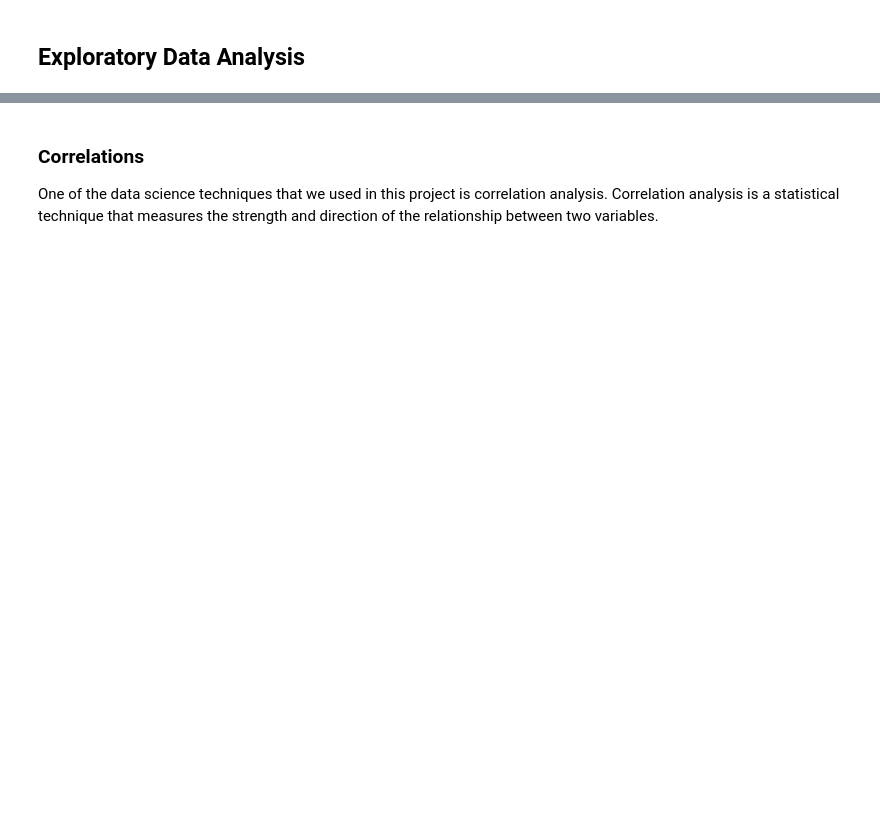
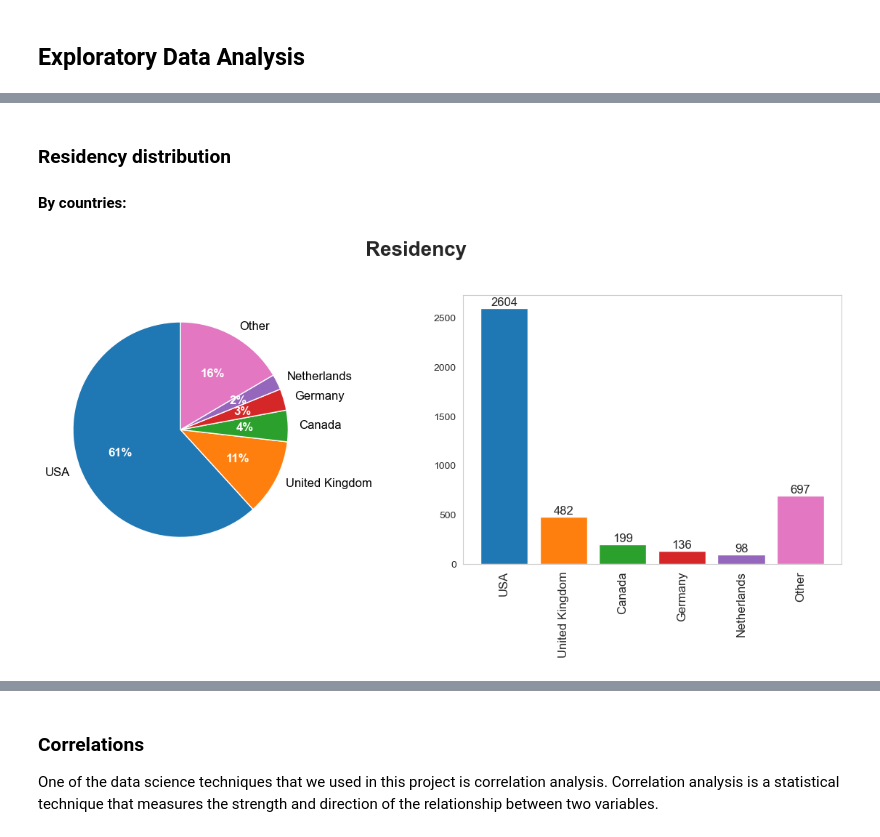
Before and after one commit to 2HO4/MentalHealth, a Jupyter notebook: DataAnalysis_MentalHealth - Copy.ipynb, the cells around one changed output, grey strips where cells are left out. Drawn from its saved outputs; the diff is of its cells as text; code cells hidden in the pictures; blank space fills up the shorter version.

```diff
--- a/DataAnalysis_MentalHealth - Copy.ipynb
+++ b/DataAnalysis_MentalHealth - Copy.ipynb
@@ -500,0 +605,73 @@ it easier for a broader audience to understand the findings and implications of
+# %% [markdown]
+### Residency distribution
+#### By countries:
+# %%
+# Create a figure with subplots
+figure, axes = plt.subplots(
+    ncols=2,
+    nrows=1,
+    dpi=100,
+    figsize=(min(16, 4*n_cols), min(16, 3*n_rows))
+)
+
+axes = np.array(axes).flatten()
+
+# Count the occurrences of each value
+counts = pd.read_sql(
+    '''
+    SELECT AnswerText
+    FROM Answer_upd
+    WHERE QuestionID = 3 AND AnswerText <> '-1'
+    ''',
+    con
+)['AnswerText'].value_counts()
+
+colors = ['#1f77b4', '#ff7f0e', '#2ca02c', '#d62728', '#9467bd', '#e377c2']
+
+# Get the top 5 common values and their counts
+top_5_values = counts.head(5)
+other_count = counts.sum() - top_5_values.sum()
+
+# Create a list of labels for the pie chart
+labels = list(top_5_values.index) + ['Other']
+
+# Create a list of values for the pie chart
+values = list(top_5_values.values) + [other_count]
+
+# Create the pie chart
+wedges, texts, autotexts = axes[0].pie(values, labels=labels, autopct='%1i%%', startangle=90, colors=colors)
+axes[0].set_aspect('equal')  # Equal aspect ratio ensures that the pie chart is circular
+
+# Customize the text labels
+for text, autotext in zip(texts, autotexts):
+    text.set_fontsize(12)
+    text.set_color('black')
+    autotext.set_fontsize(12)
+    autotext.set_fontweight('bold')
+    autotext.set_color('white')
+
+bars = axes[1].bar(labels, values, color=colors)
+axes[1].grid(False)
+axes[1].set_xticklabels(labels, rotation=90)
+
+# Add labels for each bar
+for bar in bars:
+    height = bar.get_height()
+    axes[1].text(bar.get_x() + bar.get_width() / 2, height, str(height),
+                 ha='center', va='bottom', fontsize=12)
+
+# Change font size of x-axis ticks
+axes[1].tick_params(axis='x', which='major', labelsize=12)
+
+figure.suptitle(
+    'Residency\n',
+    fontsize=20,
+    fontweight='bold'
+)
+figure.subplots_adjust(hspace=0.2, wspace=0.2)
+figure.tight_layout()
+
+# Display the plot
+plt.show()
+# %% [output]
+[figure, added]
```
Also changed, not shown: parts of 36 cells of this notebook, 2 other files.
